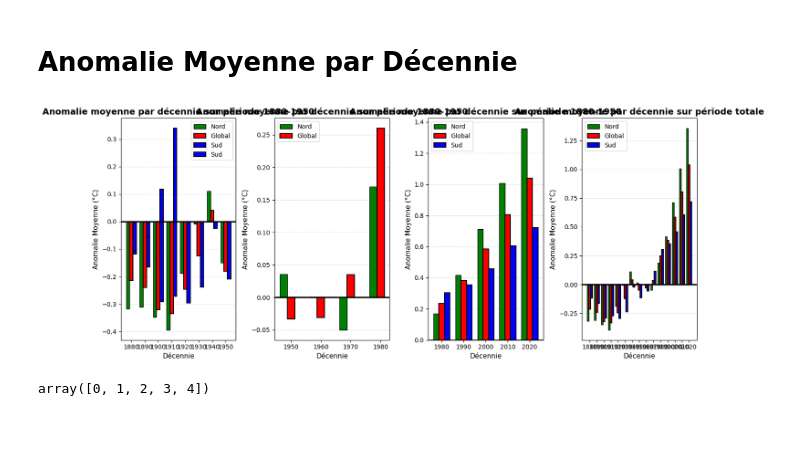
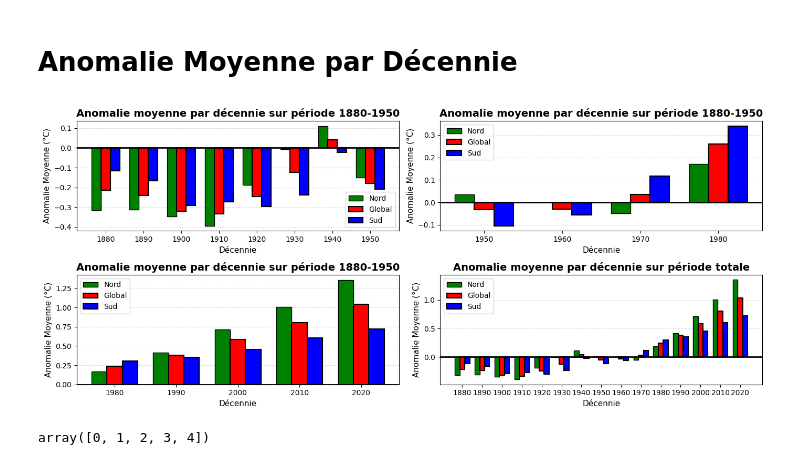
Before and after one commit to VinchC/projet, a Jupyter notebook: northern.ipynb, the cells around one changed output. Cells and saved outputs as stored; diff of their text form; code cells hidden in the pictures; blank space fills up the shorter version.

```diff
--- a/northern.ipynb
+++ b/northern.ipynb
@@ -396,7 +396,12 @@ decade_southern_apres_means = df_apres.groupby('Decade')['SH_J-D'].mean()
 decade_global_apres_means = df_apres.groupby('Decade')['GLOB_J-D'].mean()
 
 
-fig, (ax1, ax2, ax3, ax4) = plt.subplots(1, 4, figsize=(14, 6))
+# fig, (ax1, ax2, ax3, ax4) = plt.subplots(1, 4, figsize=(14, 6))
+fig, axes = plt.subplots(2, 2, figsize=(14, 6))
+ax1 = axes[0, 0]
+ax2 = axes[0, 1]
+ax3 = axes[1, 0]
+ax4 = axes[1, 1]
 
 # Graphique en barres
 # Définition des décennies
@@ -450,7 +455,7 @@ edgecolor='black', linewidth=1.5)
 bars_northern_pendant = ax2.bar(x_pendant - width, values_northern_pendant, width, label='Nord', color=colors_northern, edgecolor='black')
 bars_global_pendant = ax2.bar(x_pendant, values_global_pendant, width, label='Global', color=colors_global,
 edgecolor='black', linewidth=1.5)
-bars_southern_pendant = ax1.bar(x_pendant + width, values_southern_pendant, width, label='Sud', color=colors_southern,
+bars_southern_pendant = ax2.bar(x_pendant + width, values_southern_pendant, width, label='Sud', color=colors_southern,
 edgecolor='black', linewidth=1.5)
 
 bars_northern_apres = ax3.bar(x_apres - width, values_northern_apres, width, label='Nord', color=colors_northern, edgecolor='black')
@@ -507,34 +512,34 @@ ax2.set_title('Anomalie moyenne par décennie sur période 1880-1950', fontsize=
 ax2.set_xlabel('Décennie', fontsize=11)
 ax2.set_ylabel('Anomalie Moyenne (°C)', fontsize=11)
 ax2.set_xticks(x_pendant)
 ax2.set_xticklabels(decades_pendant)
 ax2.legend(fontsize=10)
 ax2.grid(axis='y', linestyle='--', alpha=0.4)
 ax2.set_axisbelow(True)
 
 ax3.set_title('Anomalie moyenne par décennie sur période 1880-1950', fontsize=14, fontweight='bold')
 ax3.set_xlabel('Décennie', fontsize=11)
 ax3.set_ylabel('Anomalie Moyenne (°C)', fontsize=11)
 ax3.set_xticks(x_apres)
 ax3.set_xticklabels(decades_apres)
 ax3.legend(fontsize=10)
 ax3.grid(axis='y', linestyle='--', alpha=0.4)
 ax3.set_axisbelow(True)
 
 ax4.set_title('Anomalie moyenne par décennie sur période totale', fontsize=14, fontweight='bold')
 ax4.set_xlabel('Décennie', fontsize=11)
 ax4.set_ylabel('Anomalie Moyenne (°C)', fontsize=11)
 ax4.set_xticks(x)
 ax4.set_xticklabels(decades)
 ax4.legend(fontsize=10)
 ax4.grid(axis='y', linestyle='--', alpha=0.4)
 ax4.set_axisbelow(True)
 
 plt.tight_layout()
 plt.savefig('./images/anomalie_par_decennie.png', dpi=300, bbox_inches='tight')
 plt.show()
 # %% [output]
-[figure, old version]
+[figure, new version]
 # %%
 x_apres
 # %% [output]
```
Also changed, not shown: 1 other file.
